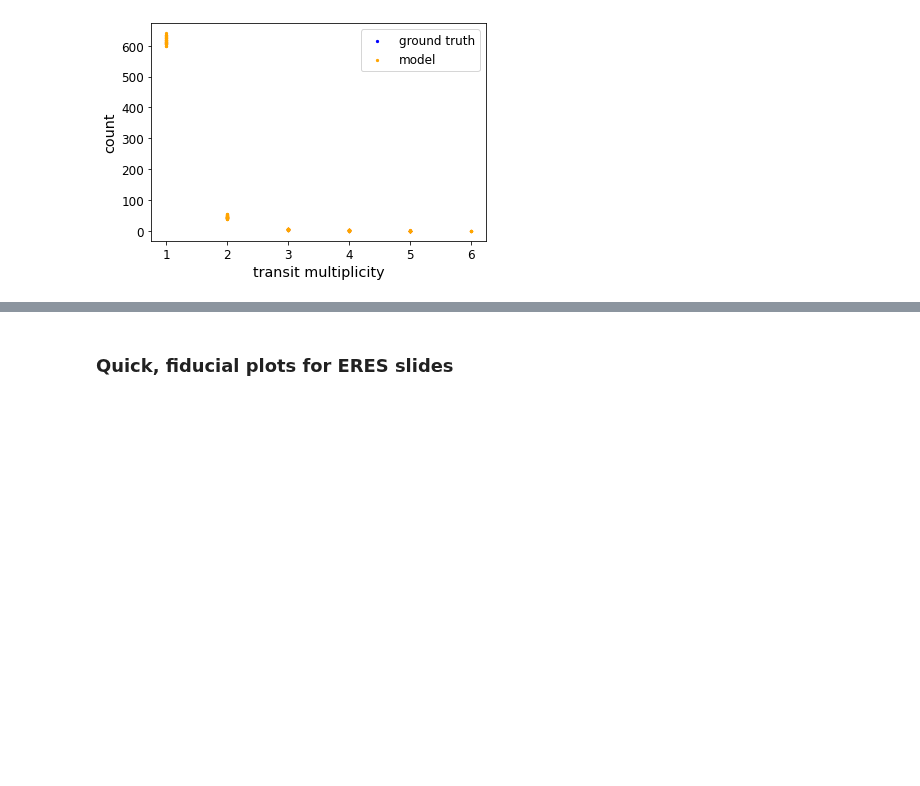
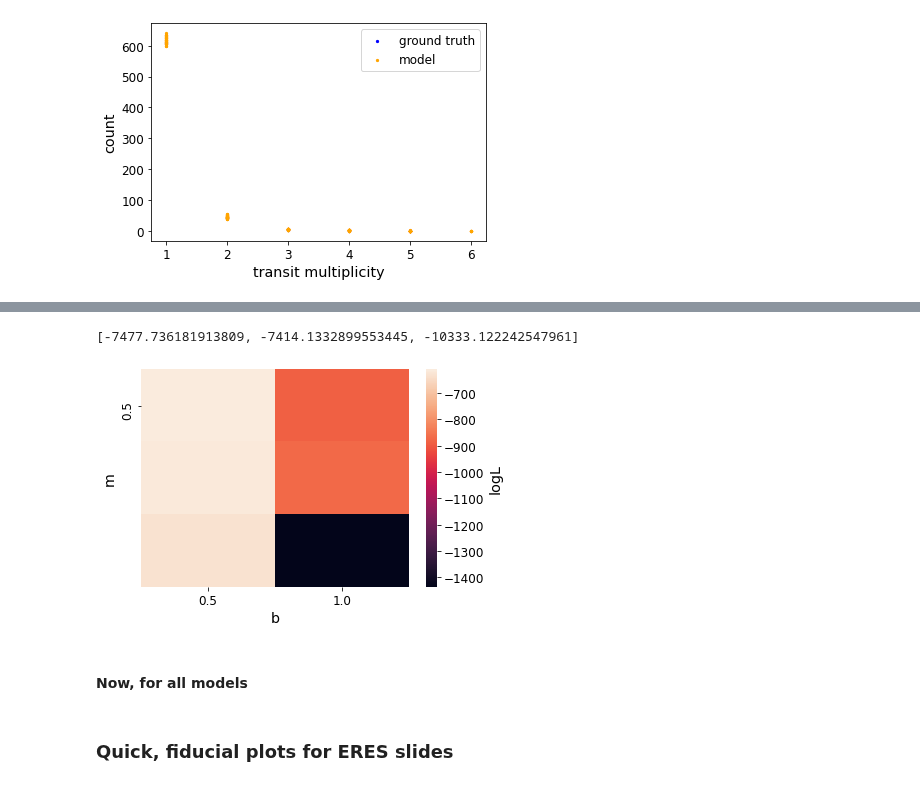
Before and after one commit to exoclam/mastrangelo, a Jupyter notebook: notebooks/analyze.ipynb, the cells around one changed output, grey strips where cells are left out. Drawn from its saved outputs; the diff is of its cells as text; code cells hidden in the pictures; blank space fills up the shorter version.

Commit message:
oops, need to calculate logLs and build posteriors to actually verify injection recovery

```diff
--- a/notebooks/analyze.ipynb
+++ b/notebooks/analyze.ipynb
@@ -213,0 +225,30 @@ Seems like all models pass the injection-recovery test!
+# %%
+def better_loglike(lam, k):
+    """
+    Calculate Poisson log likelihood
+    Changed 0 handling from simulate.py to reflect https://www.aanda.org/articles/aa/pdf/2009/16/aa8472-07.pdf
+
+    Params:
+    - lam: model predictions for transit multiplicity (list of ints)
+    - k: Kepler transit multiplicity (list of ints); can accept alternate ground truths as well
+
+    Returns: Poisson log likelihood (float)
+    """
+
+    logL = []
+    for i in range(len(lam)):
+        if lam[i]==0:
+            term3 = -lgamma(k[i]+1)
+            term2 = -lam[i]
+            term1 = 0
+            logL.append(term1+term2+term3)
+
+        else:
+            term3 = -lgamma(k[i]+1)
+            term2 = -lam[i]
+            term1 = k[i]*np.log(lam[i])
+            logL.append(term1+term2+term3)
+
+    return np.sum(logL)
+
+better_loglike(tm_recovery[0], np.sum(tm))
@@ -213,0 +296,3 @@ Seems like all models pass the injection-recovery test!
+# %%
+model_logLs = pd.DataFrame({'m': ms, 'b': bs, 'c': cs, 'f': fs_for_df, 'logL': all_logLs})
+model_logLs
@@ -214,3 +313,34 @@ Seems like all models pass the injection-recovery test!
+# %%
+# marginalize in 1D
+marginalized_logLs = []
+for gi_m in range(3):
+
+    cube = prior_grid_logslope(cube, ndim, nparams, gi_m, gi_b, gi_c)
+
+    # subset
+    only = model_logLs.loc[(model_logLs.m == cube[0]) & (model_logLs.f == 0.3)]
+
+    # marginalize logL
+    marginalized_logLs.append(np.sum(only.logL))
+print(marginalized_logLs)
+# %% [output]
+[-7477.736181913809, -7414.1332899553445, -10333.122242547961]
+# %%
+piv = model_logLs.loc[model_logLs.f == 0.3].groupby(['b','c','m']).mean('logL').reset_index().groupby(['m','b']).sum('logL').reset_index()
+
+piv = piv.pivot("m","b","logL") # vs logged_normalized_likelihood
+#print(np.nanmin(piv.values), np.nanmax(piv.values), np.nansum(piv.values), np.nansum(np.log(piv.values)), np.log(np.nansum(piv.values)))
+#print(np.log(np.nanmin(piv.values)), np.log(np.nanmax(piv.values)))
+
+fig, ax = plt.subplots()
+sns.heatmap(piv, yticklabels=model_logLs.b.unique().round(1), cbar_kws={'label': 'logL'})
+#sns.heatmap(piv, vmin=-455, vmax=-17.9)
+ax.set_yticks(ax.get_yticks()[::2]) # sample every other tick, for cleanness
+plt.show()
+# %% [output]
+[figure, added]
+# %% [markdown]
+#### Now, for all models
 # %% [markdown]
 ### Quick, fiducial plots for ERES slides
 # %% [markdown]
```
Also changed, not shown: parts of 9 cells of this notebook.
